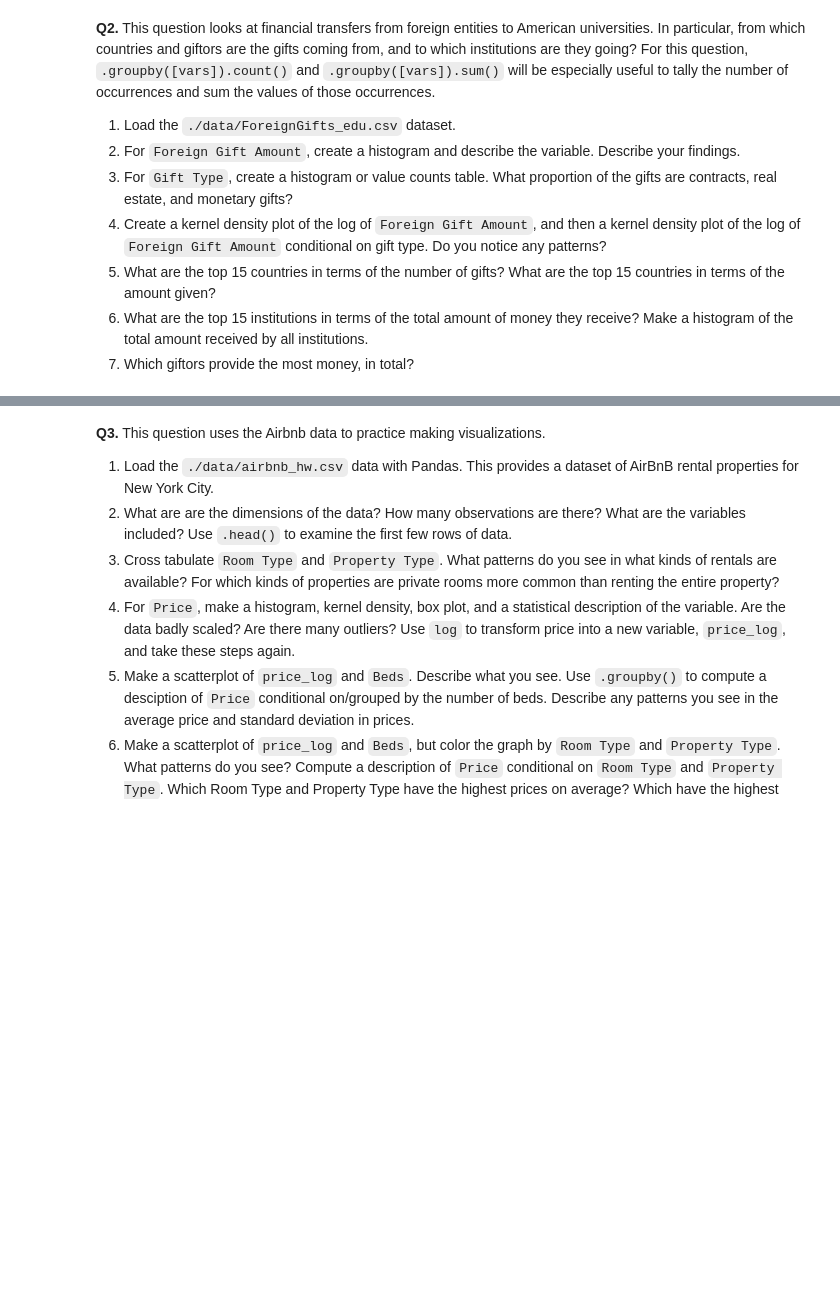
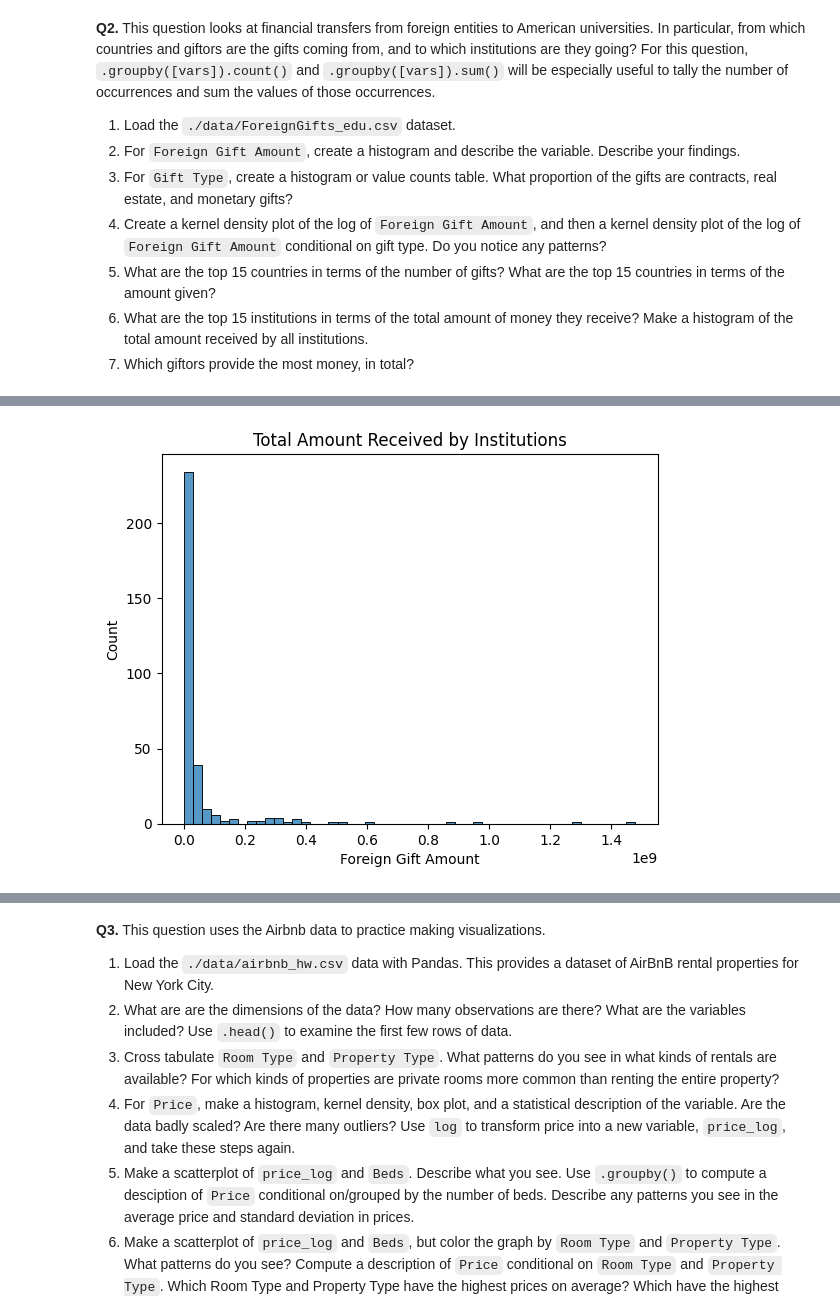
Before and after one commit to kpunsalan8/DS-3001-EDA-KP, a Jupyter notebook: assignment/assignment.ipynb, the cells around one changed output, grey strips where cells are left out. Cells and saved outputs as stored; diff of their text form; code cells hidden in the pictures; blank space fills up the shorter version.

```diff
--- a/assignment/assignment.ipynb
+++ b/assignment/assignment.ipynb
@@ -42,0 +189,7 @@ Q 1.5 No I don't think it's necessarily true that m(g(X)) = g(m(X)) when g is a
+# %%
+# histogram of the total amount received by all institutions
+sns.histplot(df.groupby('Institution Name').sum()['Foreign Gift Amount'], bins=50)
+plt.title('Total Amount Received by Institutions')
+plt.show()
+# %% [output]
+[figure, added]
```
Also changed, not shown: parts of 16 cells of this notebook.
